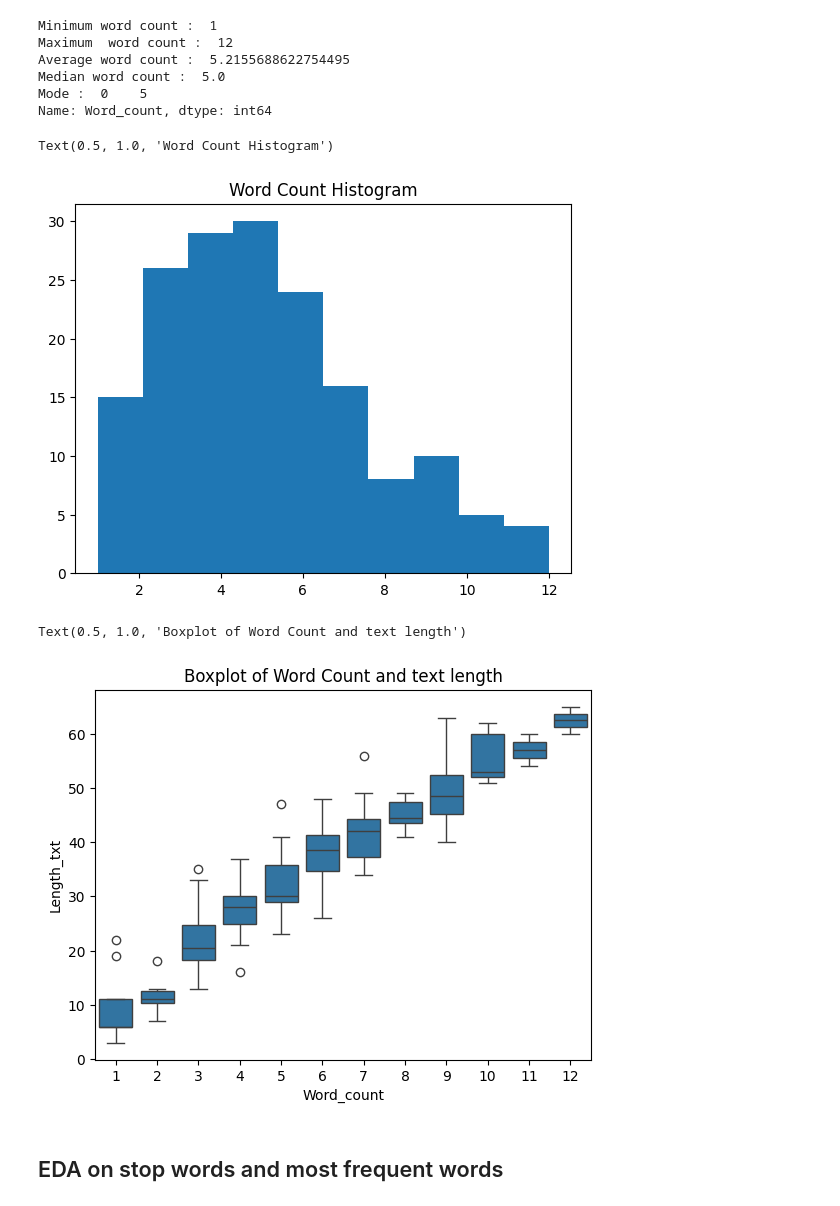
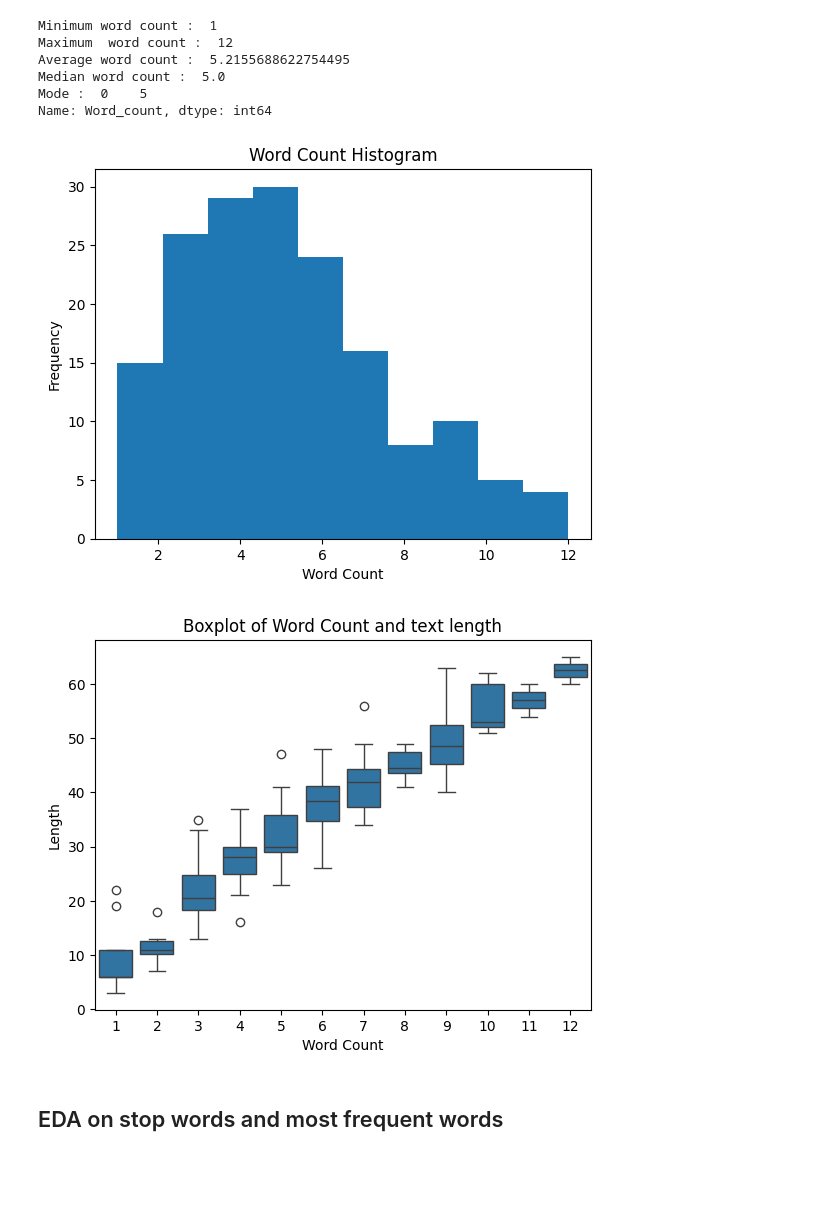
Before and after one commit to tobiasmj97/M3_Semester_Project, a Jupyter notebook: da_chatbot.ipynb, the cells around one changed output. Saved outputs shown, nothing was run; the diff lists cells and outputs as text; code cells hidden in the pictures; blank space fills up the shorter version.

```diff
--- a/da_chatbot.ipynb
+++ b/da_chatbot.ipynb
@@ -261,18 +277,35 @@ Name: Word_count, dtype: int64
 # %%
 # make a historgram for word count
 df_original['Word_count'].hist()
+
+# Adding axis titles
+plt.xlabel('Word Count')
+plt.ylabel('Frequency')
+
+# Adding plot title
+plt.title('Word Count Histogram')
+
+# Display the plot
 plt.grid(False)
-plt.title('Word Count Histogram')
+plt.show()
 # %% [output]
-Text(0.5, 1.0, 'Word Count Histogram')
-[figure, old version]
+[figure, new version]
 # %%
 # box plot for word count and length of questions
 sns.boxplot(data=df_original, x="Word_count", y="Length_txt")
+
+# Adding axis titles
+plt.xlabel('Word Count')
+plt.ylabel('Length')
+
+# Adding plot title
 plt.title('Boxplot of Word Count and text length')
+
+# Display the plot
+plt.grid(False)
+plt.show()
 # %% [output]
-Text(0.5, 1.0, 'Boxplot of Word Count and text length')
-[figure, old version]
+[figure, new version]
 # %% [markdown]
 ## EDA on stop words and most frequent words
 # %%
```
Also changed, not shown: parts of 17 cells of this notebook.
